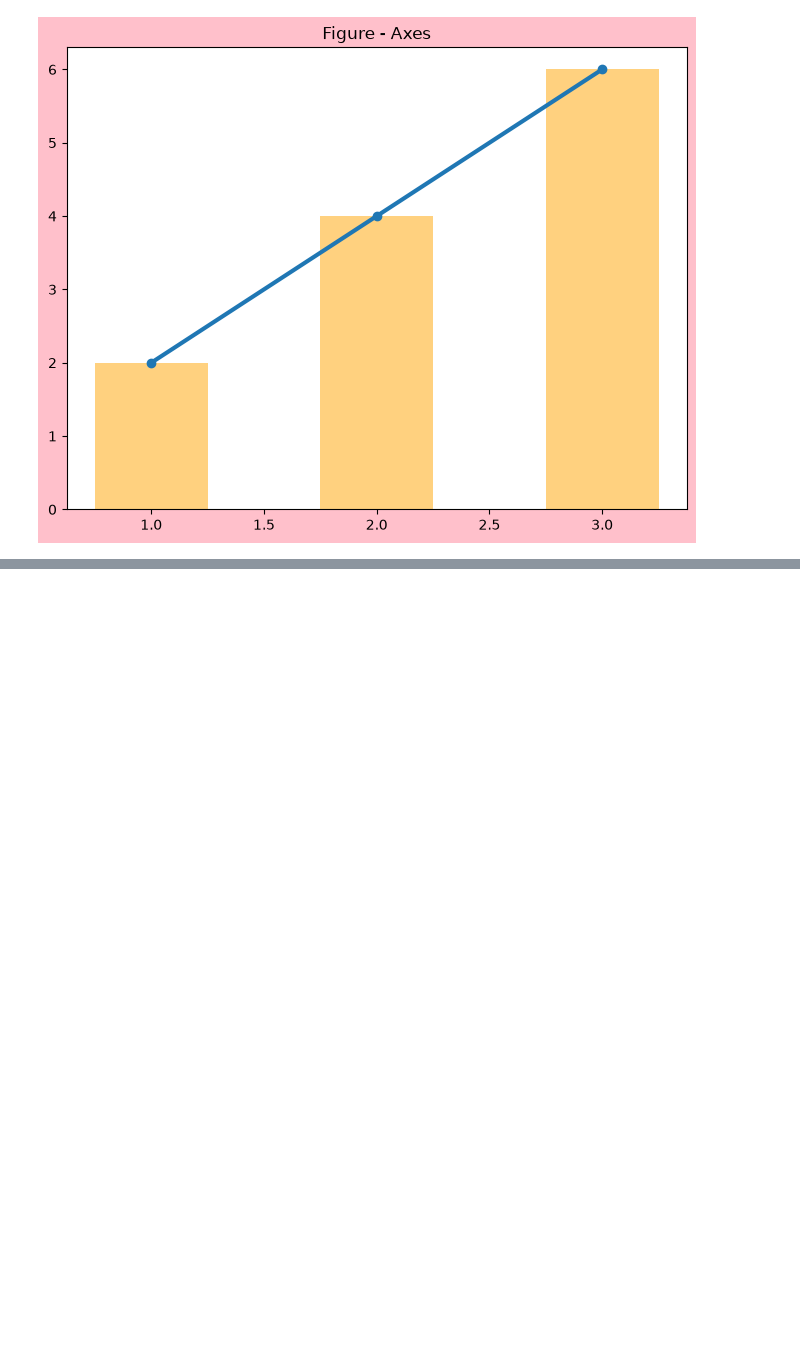
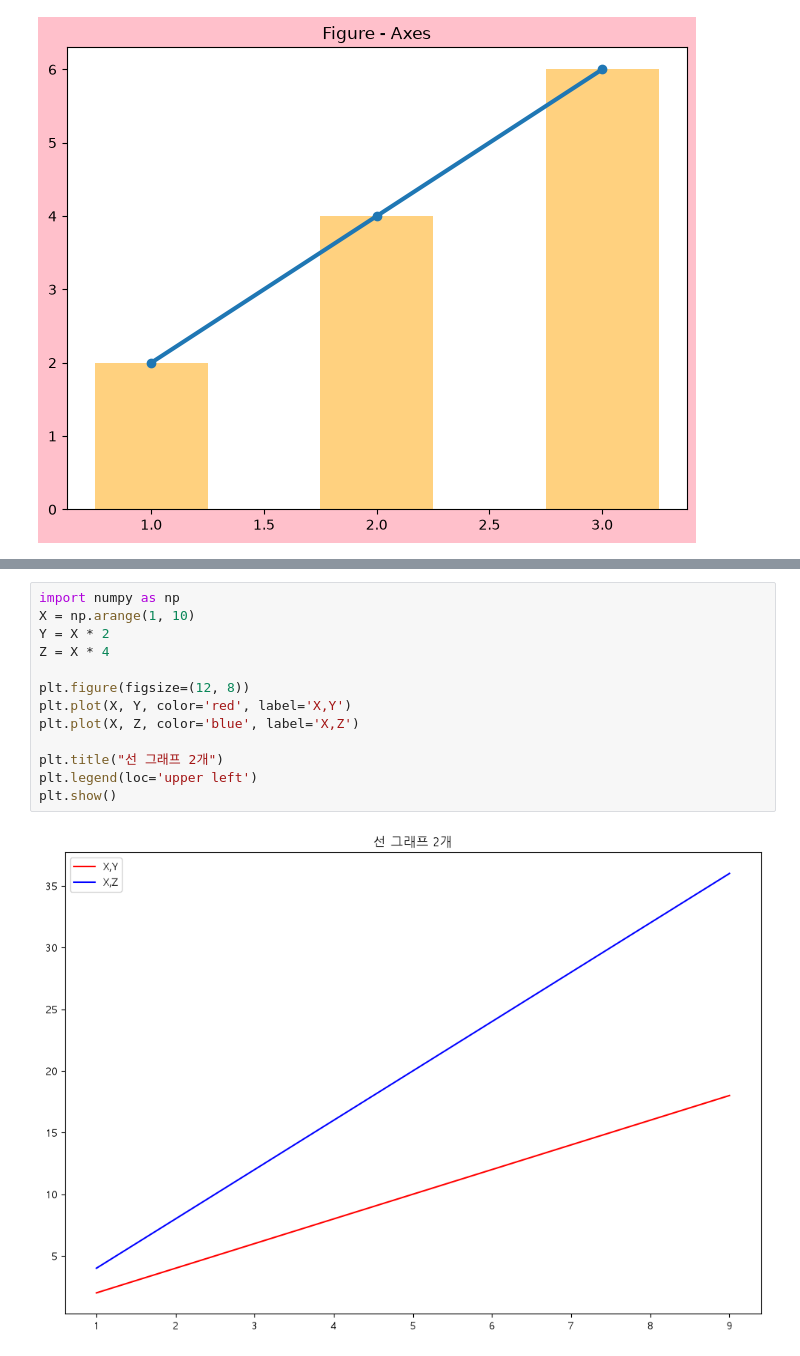
Before and after one commit to suhoo898-skn-33/05_data_analysis, a Jupyter notebook: 03_data_visualization/01_matplotlib.ipynb, the cells around one changed output, grey strips where cells are left out. Cells and saved outputs as stored; diff of their text form; blank space fills up the shorter version.

```diff
--- a/03_data_visualization/01_matplotlib.ipynb
+++ b/03_data_visualization/01_matplotlib.ipynb
@@ -104,0 +205,15 @@ plt.show()
+# %%
+import numpy as np
+X = np.arange(1, 10)
+Y = X * 2
+Z = X * 4
+
+plt.figure(figsize=(12, 8))
+plt.plot(X, Y, color='red', label='X,Y')
+plt.plot(X, Z, color='blue', label='X,Z')
+
+plt.title("선 그래프 2개")
+plt.legend(loc='upper left')
+plt.show()
+# %% [output]
+[figure, added]
```
Also changed, not shown: parts of 5 cells of this notebook.
